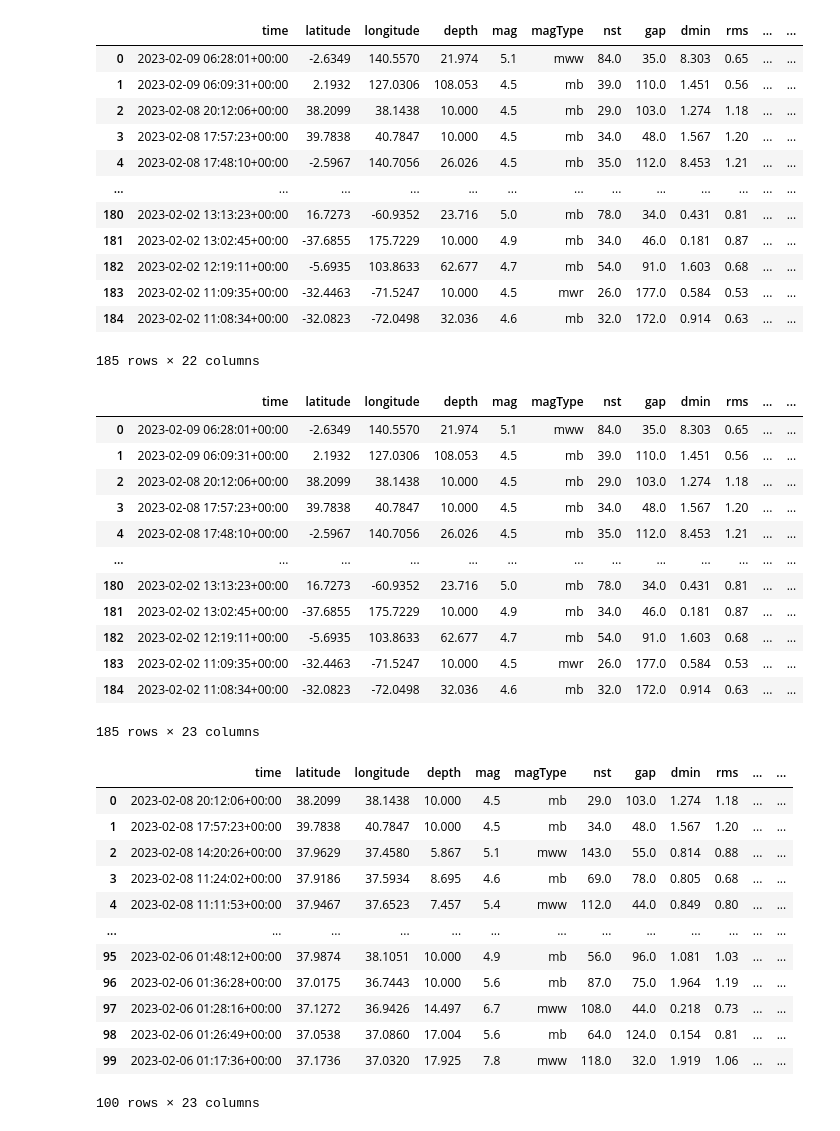
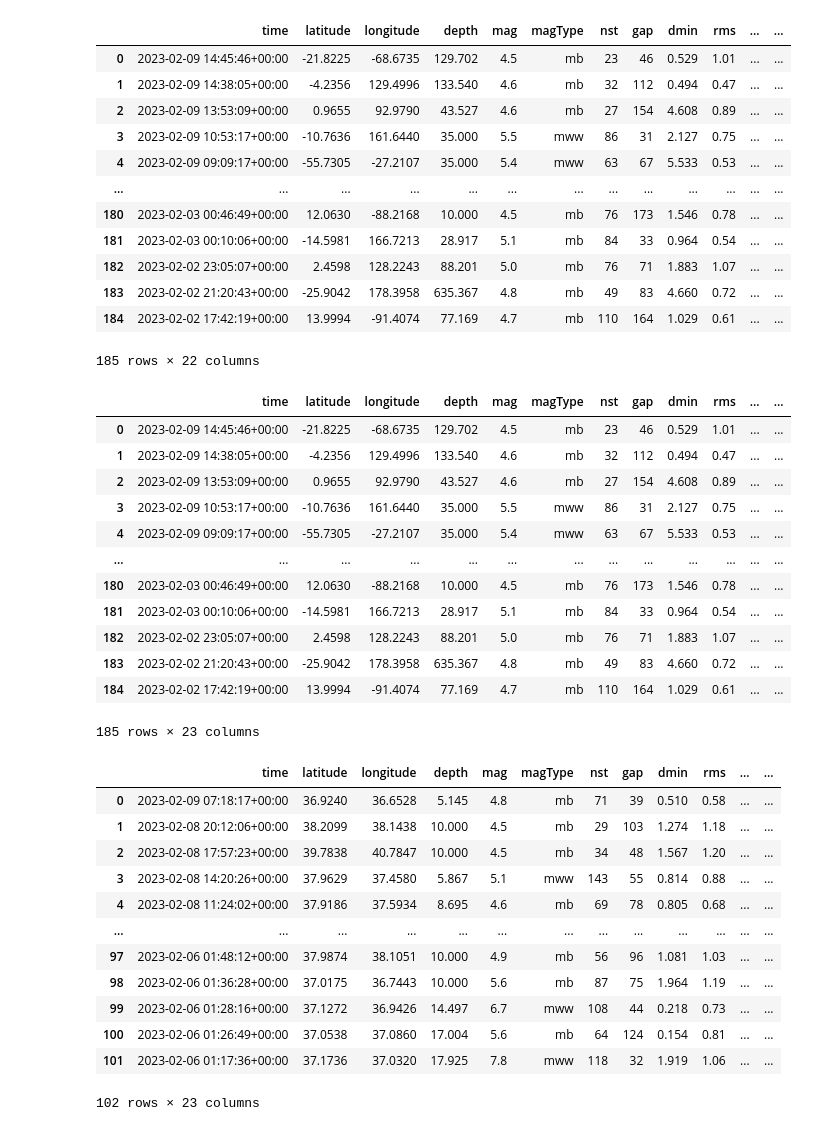
Before and after one commit to yong-xiong/turkey-quake, a Jupyter notebook: quake_and_aftershocks.ipynb, the cells around one changed output. Drawn from its saved outputs; the diff is of its cells as text; code cells hidden in the pictures.

```diff
--- a/quake_and_aftershocks.ipynb
+++ b/quake_and_aftershocks.ipynb
@@ -9,25 +9,25 @@ import csv
 import pandas as pd
 import numpy as np
 # %%
-url = 'https://earthquake.usgs.gov/earthquakes/feed/v1.0/summary/4.5_week.csv'
+url = 'https://earthquake.usgs.gov/earthquakes/feed/v1.0/summary/2.5_week.csv'
 
 quake_list = pd.read_csv(url)
 
 quake_list['time'] = pd.to_datetime(quake_list['time']).dt.round('S')
 quake_list
 # %% [output]
 |  | time | latitude | longitude | depth | mag | magType | nst | gap | dmin | rms | ... | ... |
-| 0 | 2023-02-09 06:28:01+00:00 | -2.6349 | 140.5570 | 21.974 | 5.1 | mww | 84.0 | 35.0 | 8.303 | 0.65 | ... | ... |
-| 1 | 2023-02-09 06:09:31+00:00 | 2.1932 | 127.0306 | 108.053 | 4.5 | mb | 39.0 | 110.0 | 1.451 | 0.56 | ... | ... |
-| 2 | 2023-02-08 20:12:06+00:00 | 38.2099 | 38.1438 | 10.000 | 4.5 | mb | 29.0 | 103.0 | 1.274 | 1.18 | ... | ... |
-| 3 | 2023-02-08 17:57:23+00:00 | 39.7838 | 40.7847 | 10.000 | 4.5 | mb | 34.0 | 48.0 | 1.567 | 1.20 | ... | ... |
-| 4 | 2023-02-08 17:48:10+00:00 | -2.5967 | 140.7056 | 26.026 | 4.5 | mb | 35.0 | 112.0 | 8.453 | 1.21 | ... | ... |
+| 0 | 2023-02-09 14:45:46+00:00 | -21.8225 | -68.6735 | 129.702 | 4.5 | mb | 23 | 46 | 0.529 | 1.01 | ... | ... |
+| 1 | 2023-02-09 14:38:05+00:00 | -4.2356 | 129.4996 | 133.540 | 4.6 | mb | 32 | 112 | 0.494 | 0.47 | ... | ... |
+| 2 | 2023-02-09 13:53:09+00:00 | 0.9655 | 92.9790 | 43.527 | 4.6 | mb | 27 | 154 | 4.608 | 0.89 | ... | ... |
+| 3 | 2023-02-09 10:53:17+00:00 | -10.7636 | 161.6440 | 35.000 | 5.5 | mww | 86 | 31 | 2.127 | 0.75 | ... | ... |
+| 4 | 2023-02-09 09:09:17+00:00 | -55.7305 | -27.2107 | 35.000 | 5.4 | mww | 63 | 67 | 5.533 | 0.53 | ... | ... |
 | ... | ... | ... | ... | ... | ... | ... | ... | ... | ... | ... | ... | ... |
-| 180 | 2023-02-02 13:13:23+00:00 | 16.7273 | -60.9352 | 23.716 | 5.0 | mb | 78.0 | 34.0 | 0.431 | 0.81 | ... | ... |
-| 181 | 2023-02-02 13:02:45+00:00 | -37.6855 | 175.7229 | 10.000 | 4.9 | mb | 34.0 | 46.0 | 0.181 | 0.87 | ... | ... |
-| 182 | 2023-02-02 12:19:11+00:00 | -5.6935 | 103.8633 | 62.677 | 4.7 | mb | 54.0 | 91.0 | 1.603 | 0.68 | ... | ... |
-| 183 | 2023-02-02 11:09:35+00:00 | -32.4463 | -71.5247 | 10.000 | 4.5 | mwr | 26.0 | 177.0 | 0.584 | 0.53 | ... | ... |
-| 184 | 2023-02-02 11:08:34+00:00 | -32.0823 | -72.0498 | 32.036 | 4.6 | mb | 32.0 | 172.0 | 0.914 | 0.63 | ... | ... |
+| 180 | 2023-02-03 00:46:49+00:00 | 12.0630 | -88.2168 | 10.000 | 4.5 | mb | 76 | 173 | 1.546 | 0.78 | ... | ... |
+| 181 | 2023-02-03 00:10:06+00:00 | -14.5981 | 166.7213 | 28.917 | 5.1 | mb | 84 | 33 | 0.964 | 0.54 | ... | ... |
+| 182 | 2023-02-02 23:05:07+00:00 | 2.4598 | 128.2243 | 88.201 | 5.0 | mb | 76 | 71 | 1.883 | 1.07 | ... | ... |
+| 183 | 2023-02-02 21:20:43+00:00 | -25.9042 | 178.3958 | 635.367 | 4.8 | mb | 49 | 83 | 4.660 | 0.72 | ... | ... |
+| 184 | 2023-02-02 17:42:19+00:00 | 13.9994 | -91.4074 | 77.169 | 4.7 | mb | 110 | 164 | 1.029 | 0.61 | ... | ... |
 185 rows × 22 columns
 # %%
 #write a function that takes in a dataframe and returns a dataframe with the distance from the quake to the epicenter
@@ -58,17 +58,17 @@ quake_list['distance'] = quake_list.apply(lambda x: distance(lat1, lon1, x.latit
 quake_list
 # %% [output]
 |  | time | latitude | longitude | depth | mag | magType | nst | gap | dmin | rms | ... | ... |
-| 0 | 2023-02-09 06:28:01+00:00 | -2.6349 | 140.5570 | 21.974 | 5.1 | mww | 84.0 | 35.0 | 8.303 | 0.65 | ... | ... |
-| 1 | 2023-02-09 06:09:31+00:00 | 2.1932 | 127.0306 | 108.053 | 4.5 | mb | 39.0 | 110.0 | 1.451 | 0.56 | ... | ... |
-| 2 | 2023-02-08 20:12:06+00:00 | 38.2099 | 38.1438 | 10.000 | 4.5 | mb | 29.0 | 103.0 | 1.274 | 1.18 | ... | ... |
-| 3 | 2023-02-08 17:57:23+00:00 | 39.7838 | 40.7847 | 10.000 | 4.5 | mb | 34.0 | 48.0 | 1.567 | 1.20 | ... | ... |
-| 4 | 2023-02-08 17:48:10+00:00 | -2.5967 | 140.7056 | 26.026 | 4.5 | mb | 35.0 | 112.0 | 8.453 | 1.21 | ... | ... |
+| 0 | 2023-02-09 14:45:46+00:00 | -21.8225 | -68.6735 | 129.702 | 4.5 | mb | 23 | 46 | 0.529 | 1.01 | ... | ... |
+| 1 | 2023-02-09 14:38:05+00:00 | -4.2356 | 129.4996 | 133.540 | 4.6 | mb | 32 | 112 | 0.494 | 0.47 | ... | ... |
+| 2 | 2023-02-09 13:53:09+00:00 | 0.9655 | 92.9790 | 43.527 | 4.6 | mb | 27 | 154 | 4.608 | 0.89 | ... | ... |
+| 3 | 2023-02-09 10:53:17+00:00 | -10.7636 | 161.6440 | 35.000 | 5.5 | mww | 86 | 31 | 2.127 | 0.75 | ... | ... |
+| 4 | 2023-02-09 09:09:17+00:00 | -55.7305 | -27.2107 | 35.000 | 5.4 | mww | 63 | 67 | 5.533 | 0.53 | ... | ... |
 | ... | ... | ... | ... | ... | ... | ... | ... | ... | ... | ... | ... | ... |
-| 180 | 2023-02-02 13:13:23+00:00 | 16.7273 | -60.9352 | 23.716 | 5.0 | mb | 78.0 | 34.0 | 0.431 | 0.81 | ... | ... |
-| 181 | 2023-02-02 13:02:45+00:00 | -37.6855 | 175.7229 | 10.000 | 4.9 | mb | 34.0 | 46.0 | 0.181 | 0.87 | ... | ... |
-| 182 | 2023-02-02 12:19:11+00:00 | -5.6935 | 103.8633 | 62.677 | 4.7 | mb | 54.0 | 91.0 | 1.603 | 0.68 | ... | ... |
-| 183 | 2023-02-02 11:09:35+00:00 | -32.4463 | -71.5247 | 10.000 | 4.5 | mwr | 26.0 | 177.0 | 0.584 | 0.53 | ... | ... |
-| 184 | 2023-02-02 11:08:34+00:00 | -32.0823 | -72.0498 | 32.036 | 4.6 | mb | 32.0 | 172.0 | 0.914 | 0.63 | ... | ... |
+| 180 | 2023-02-03 00:46:49+00:00 | 12.0630 | -88.2168 | 10.000 | 4.5 | mb | 76 | 173 | 1.546 | 0.78 | ... | ... |
+| 181 | 2023-02-03 00:10:06+00:00 | -14.5981 | 166.7213 | 28.917 | 5.1 | mb | 84 | 33 | 0.964 | 0.54 | ... | ... |
+| 182 | 2023-02-02 23:05:07+00:00 | 2.4598 | 128.2243 | 88.201 | 5.0 | mb | 76 | 71 | 1.883 | 1.07 | ... | ... |
+| 183 | 2023-02-02 21:20:43+00:00 | -25.9042 | 178.3958 | 635.367 | 4.8 | mb | 49 | 83 | 4.660 | 0.72 | ... | ... |
+| 184 | 2023-02-02 17:42:19+00:00 | 13.9994 | -91.4074 | 77.169 | 4.7 | mb | 110 | 164 | 1.029 | 0.61 | ... | ... |
 185 rows × 23 columns
 # %%
 # only show quake list in place coloum that contains "Turkey" or distance less than 500
@@ -77,18 +77,18 @@ quake_list_turkey['time'] = pd.to_datetime(quake_list_turkey['time']).dt.round('
 quake_list_turkey
 # %% [output]
 |  | time | latitude | longitude | depth | mag | magType | nst | gap | dmin | rms | ... | ... |
-| 0 | 2023-02-08 20:12:06+00:00 | 38.2099 | 38.1438 | 10.000 | 4.5 | mb | 29.0 | 103.0 | 1.274 | 1.18 | ... | ... |
-| 1 | 2023-02-08 17:57:23+00:00 | 39.7838 | 40.7847 | 10.000 | 4.5 | mb | 34.0 | 48.0 | 1.567 | 1.20 | ... | ... |
-| 2 | 2023-02-08 14:20:26+00:00 | 37.9629 | 37.4580 | 5.867 | 5.1 | mww | 143.0 | 55.0 | 0.814 | 0.88 | ... | ... |
-| 3 | 2023-02-08 11:24:02+00:00 | 37.9186 | 37.5934 | 8.695 | 4.6 | mb | 69.0 | 78.0 | 0.805 | 0.68 | ... | ... |
-| 4 | 2023-02-08 11:11:53+00:00 | 37.9467 | 37.6523 | 7.457 | 5.4 | mww | 112.0 | 44.0 | 0.849 | 0.80 | ... | ... |
+| 0 | 2023-02-09 07:18:17+00:00 | 36.9240 | 36.6528 | 5.145 | 4.8 | mb | 71 | 39 | 0.510 | 0.58 | ... | ... |
+| 1 | 2023-02-08 20:12:06+00:00 | 38.2099 | 38.1438 | 10.000 | 4.5 | mb | 29 | 103 | 1.274 | 1.18 | ... | ... |
+| 2 | 2023-02-08 17:57:23+00:00 | 39.7838 | 40.7847 | 10.000 | 4.5 | mb | 34 | 48 | 1.567 | 1.20 | ... | ... |
+| 3 | 2023-02-08 14:20:26+00:00 | 37.9629 | 37.4580 | 5.867 | 5.1 | mww | 143 | 55 | 0.814 | 0.88 | ... | ... |
+| 4 | 2023-02-08 11:24:02+00:00 | 37.9186 | 37.5934 | 8.695 | 4.6 | mb | 69 | 78 | 0.805 | 0.68 | ... | ... |
 | ... | ... | ... | ... | ... | ... | ... | ... | ... | ... | ... | ... | ... |
-| 95 | 2023-02-06 01:48:12+00:00 | 37.9874 | 38.1051 | 10.000 | 4.9 | mb | 56.0 | 96.0 | 1.081 | 1.03 | ... | ... |
-| 96 | 2023-02-06 01:36:28+00:00 | 37.0175 | 36.7443 | 10.000 | 5.6 | mb | 87.0 | 75.0 | 1.964 | 1.19 | ... | ... |
-| 97 | 2023-02-06 01:28:16+00:00 | 37.1272 | 36.9426 | 14.497 | 6.7 | mww | 108.0 | 44.0 | 0.218 | 0.73 | ... | ... |
-| 98 | 2023-02-06 01:26:49+00:00 | 37.0538 | 37.0860 | 17.004 | 5.6 | mb | 64.0 | 124.0 | 0.154 | 0.81 | ... | ... |
-| 99 | 2023-02-06 01:17:36+00:00 | 37.1736 | 37.0320 | 17.925 | 7.8 | mww | 118.0 | 32.0 | 1.919 | 1.06 | ... | ... |
+| 97 | 2023-02-06 01:48:12+00:00 | 37.9874 | 38.1051 | 10.000 | 4.9 | mb | 56 | 96 | 1.081 | 1.03 | ... | ... |
+| 98 | 2023-02-06 01:36:28+00:00 | 37.0175 | 36.7443 | 10.000 | 5.6 | mb | 87 | 75 | 1.964 | 1.19 | ... | ... |
+| 99 | 2023-02-06 01:28:16+00:00 | 37.1272 | 36.9426 | 14.497 | 6.7 | mww | 108 | 44 | 0.218 | 0.73 | ... | ... |
+| 100 | 2023-02-06 01:26:49+00:00 | 37.0538 | 37.0860 | 17.004 | 5.6 | mb | 64 | 124 | 0.154 | 0.81 | ... | ... |
+| 101 | 2023-02-06 01:17:36+00:00 | 37.1736 | 37.0320 | 17.925 | 7.8 | mww | 118 | 32 | 1.919 | 1.06 | ... | ... |
-100 rows × 23 columns
+102 rows × 23 columns
 # %%
 quake_list_turkey_org = pd.read_csv('quake_list_turkey.csv', index_col=None)
 quake_list_turkey_org
```
Also changed, not shown: parts of 1 cell of this notebook, 2 other files.
